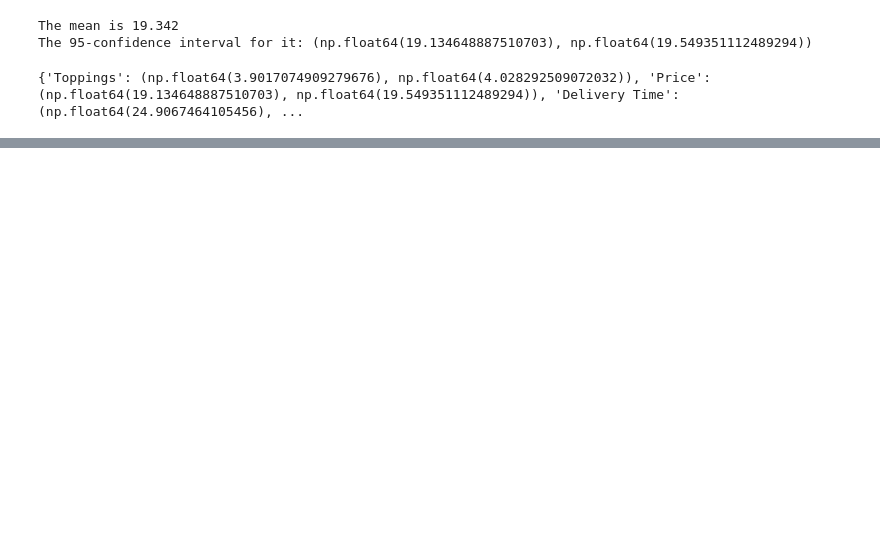
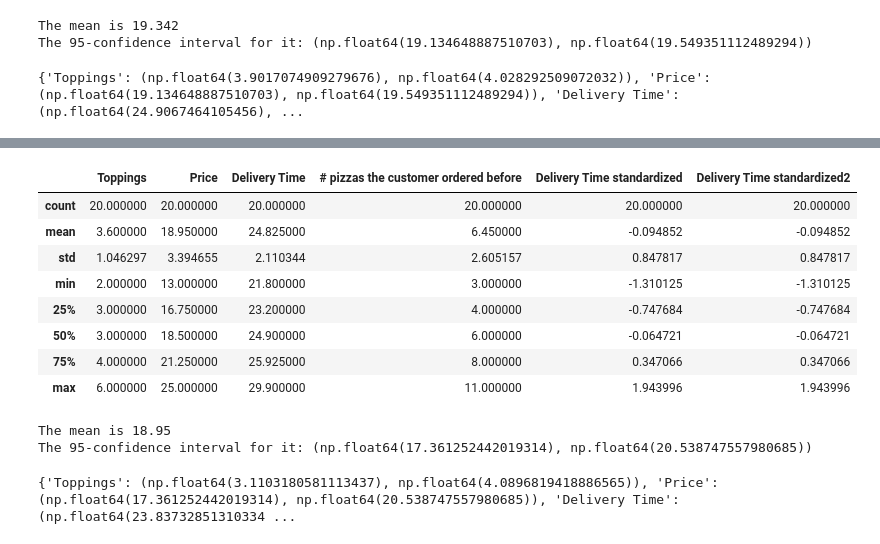
Before and after one commit to hllqna/inferential_statistics, a Jupyter notebook: confidence_intervals.ipynb, the cells around one changed output, grey strips where cells are left out. Cells and saved outputs as stored; diff of their text form; code cells hidden in the pictures; blank space fills up the shorter version.

Commit message:
conf intervals part concluded

```diff
--- a/confidence_intervals.ipynb
+++ b/confidence_intervals.ipynb
@@ -204,0 +231,43 @@ print(calculate_confidence_intervals(df))
+# %%
+# create small sample from the whole sample dataset
+sample = df.sample(20)
+sample.describe()
+# %% [output]
+|  | Toppings | Price | Delivery Time | # pizzas the customer ordered before | Delivery Time standardized | Delivery Time standardized2 |
+| count | 20.000000 | 20.000000 | 20.000000 | 20.000000 | 20.000000 | 20.000000 |
+| mean | 3.600000 | 18.950000 | 24.825000 | 6.450000 | -0.094852 | -0.094852 |
+| std | 1.046297 | 3.394655 | 2.110344 | 2.605157 | 0.847817 | 0.847817 |
+| min | 2.000000 | 13.000000 | 21.800000 | 3.000000 | -1.310125 | -1.310125 |
+| 25% | 3.000000 | 16.750000 | 23.200000 | 4.000000 | -0.747684 | -0.747684 |
+| 50% | 3.000000 | 18.500000 | 24.900000 | 6.000000 | -0.064721 | -0.064721 |
+| 75% | 4.000000 | 21.250000 | 25.925000 | 8.000000 | 0.347066 | 0.347066 |
+| max | 6.000000 | 25.000000 | 29.900000 | 11.000000 | 1.943996 | 1.943996 |
+# %%
+# Confidence interval for the Price mean
+print(f"The mean is {sample.Price.mean()}")
+print(f"The 95-confidence interval for it: {st.t.interval(confidence=0.95,
+                                            df = len(sample)-1,
+                                            loc = sample.Price.mean(),
+                                            scale = st.sem(sample.Price))}")
+# %% [output]
+The mean is 18.95
+The 95-confidence interval for it: (np.float64(17.361252442019314), np.float64(20.538747557980685))
+# %%
+# Confidence intervals for each numerical value with a sample size <= 30
+def calculate_confidence_intervals(df, confidence=0.95):
+    intervals = {}
+
+    # Iterate over each numerical column in the dataframe
+    for column in df.select_dtypes(include=[np.number]).columns:
+        data = df[column].dropna()
+        if len(data) <= 30:
+            # Compute the confidence interval for the mean
+            interval = st.t.interval(confidence, df=len(data)-1,
+                                     loc=data.mean(), scale=st.sem(data))
+            intervals[column] = interval
+    return intervals
+
+
+print(calculate_confidence_intervals(sample))
+# %% [output]
+{'Toppings': (np.float64(3.1103180581113437), np.float64(4.0896819418886565)), 'Price': (np.float64(17.361252442019314), np.float64(20.538747557980685)), 'Delivery Time': (np.float64(23.83732851310334 ...
```
Also changed, not shown: parts of 7 cells of this notebook.
